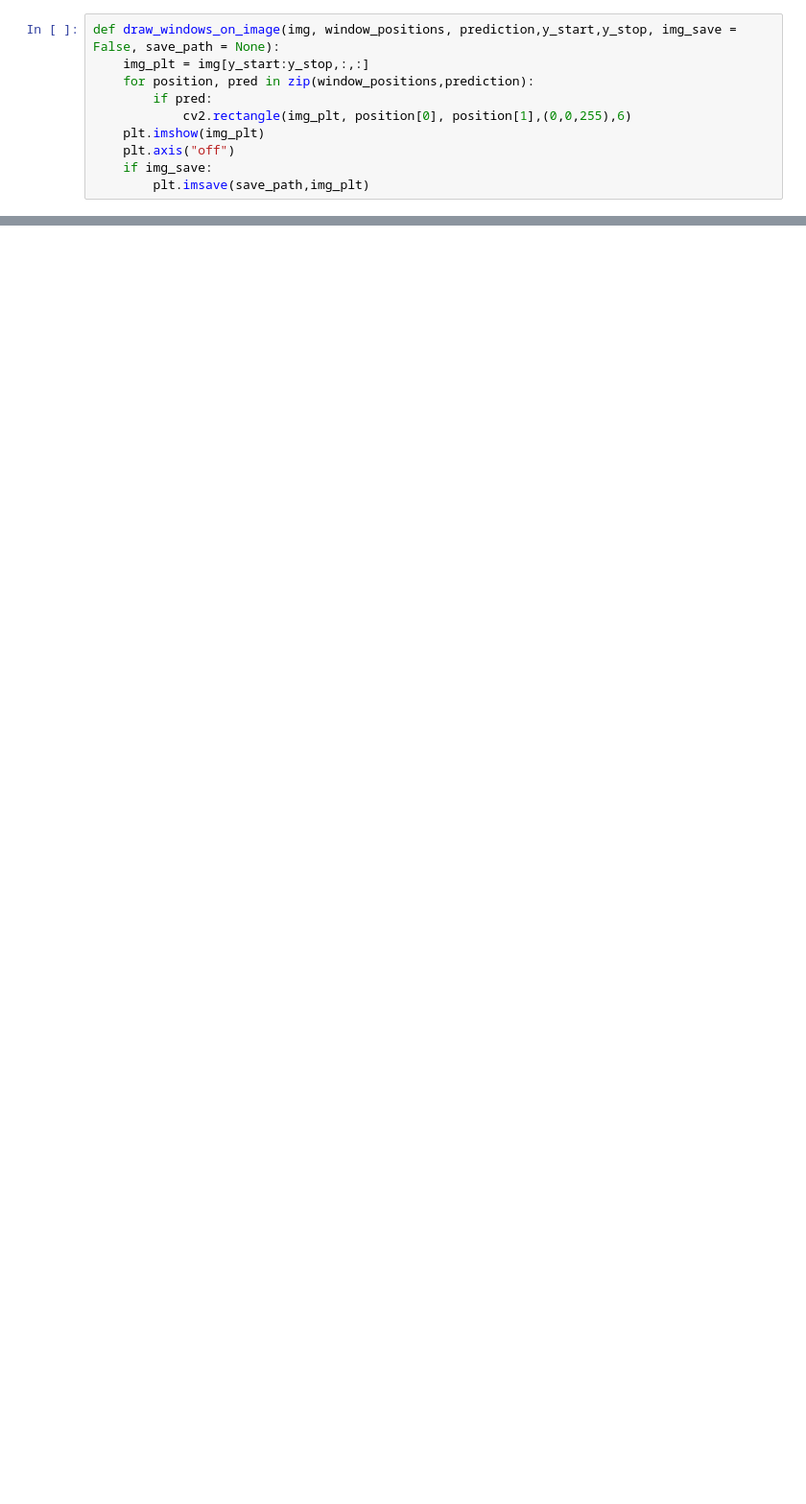
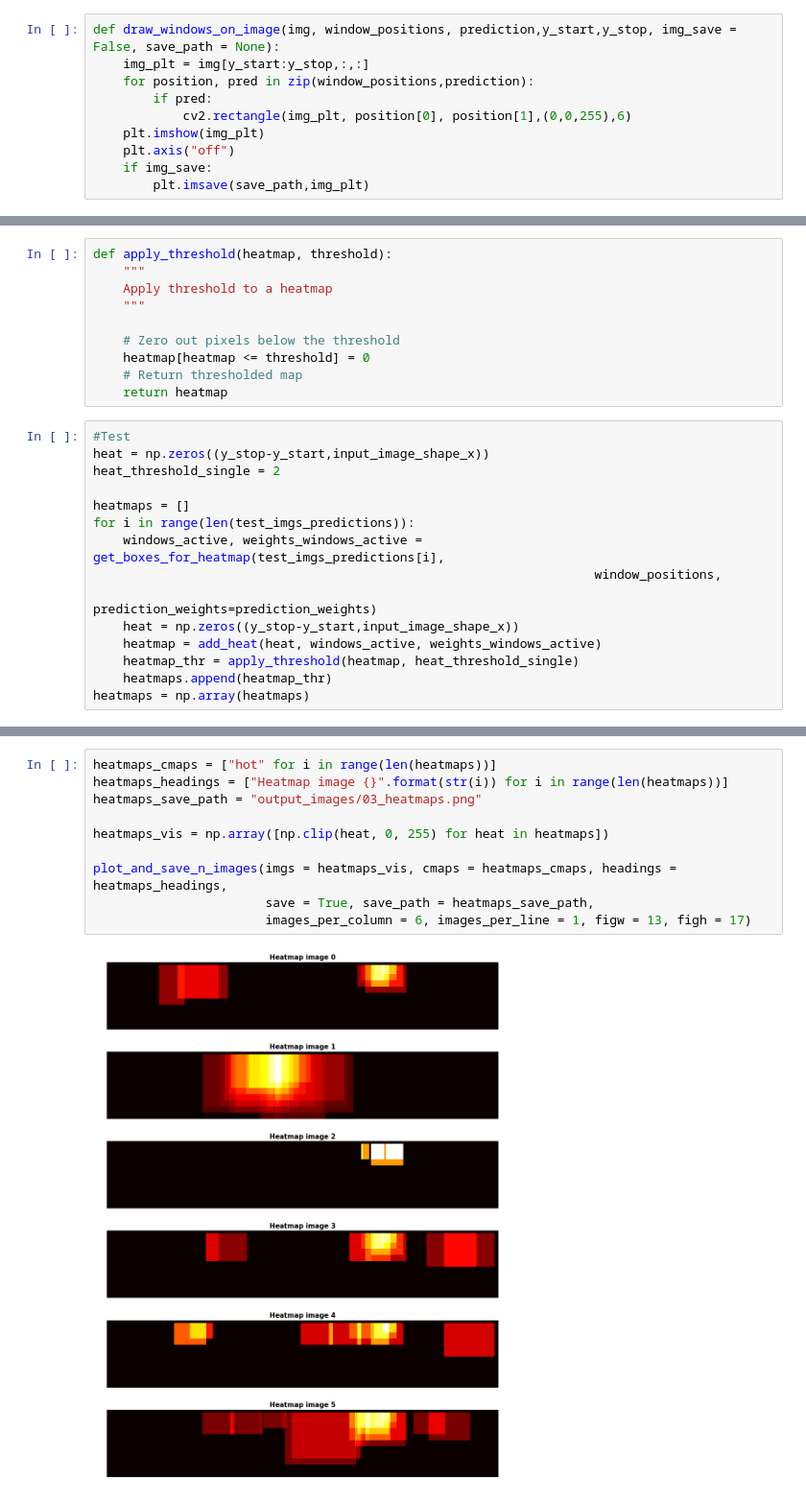
Before and after one commit to Wolfgang90/vehicleTracking, a Jupyter notebook: Test.ipynb, the cells around one changed output, grey strips where cells are left out. Shown: that part at 96% size. Cells and saved outputs as stored; diff of their text form; blank space fills up the shorter version.

```diff
--- a/Test.ipynb
+++ b/Test.ipynb
@@ -445,0 +590,25 @@ for i,img in enumerate(test_imgs_draw):
+# %%
+def apply_threshold(heatmap, threshold):
+    """
+    Apply threshold to a heatmap
+    """
+
+    # Zero out pixels below the threshold
+    heatmap[heatmap <= threshold] = 0
+    # Return thresholded map
+    return heatmap
+# %%
+#Test
+heat = np.zeros((y_stop-y_start,input_image_shape_x))
+heat_threshold_single = 2
+
+heatmaps = []
+for i in range(len(test_imgs_predictions)):
+    windows_active, weights_windows_active = get_boxes_for_heatmap(test_imgs_predictions[i],
+                                                                   window_positions,
+                                                                   prediction_weights=prediction_weights)
+    heat = np.zeros((y_stop-y_start,input_image_shape_x))
+    heatmap = add_heat(heat, windows_active, weights_windows_active)
+    heatmap_thr = apply_threshold(heatmap, heat_threshold_single)
+    heatmaps.append(heatmap_thr)
+heatmaps = np.array(heatmaps)
@@ -445,0 +619,12 @@ for i,img in enumerate(test_imgs_draw):
+# %%
+heatmaps_cmaps = ["hot" for i in range(len(heatmaps))]
+heatmaps_headings = ["Heatmap image {}".format(str(i)) for i in range(len(heatmaps))]
+heatmaps_save_path = "output_images/03_heatmaps.png"
+
+heatmaps_vis = np.array([np.clip(heat, 0, 255) for heat in heatmaps])
+
+plot_and_save_n_images(imgs = heatmaps_vis, cmaps = heatmaps_cmaps, headings = heatmaps_headings,
+                       save = True, save_path = heatmaps_save_path,
+                       images_per_column = 6, images_per_line = 1, figw = 13, figh = 17)
+# %% [output]
+[figure, added]
```
Also changed, not shown: parts of 42 cells of this notebook.
